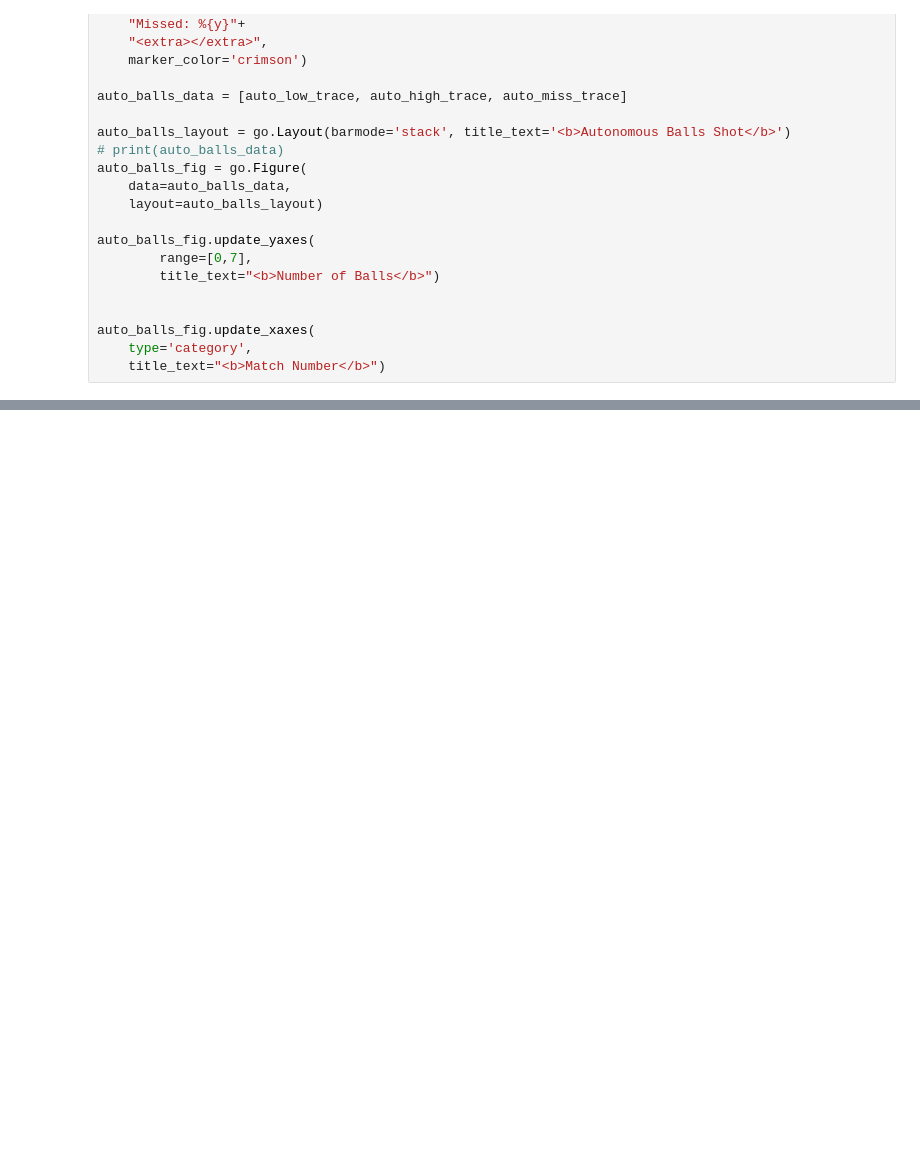
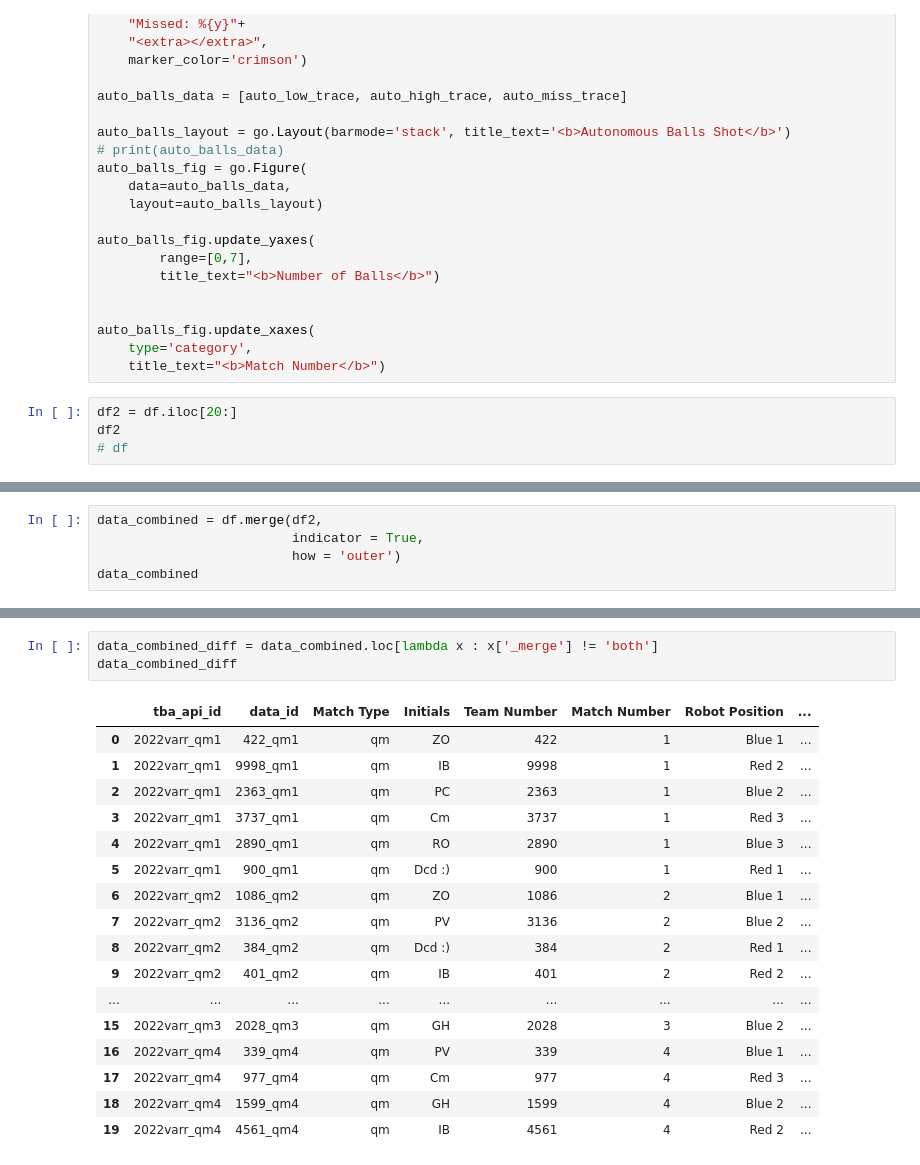
Before and after one commit to belaw888/401_scouting_dash, a Jupyter notebook: data_normalization.ipynb, the cells around one changed output, grey strips where cells are left out. Cells and saved outputs as stored; diff of their text form; blank space fills up the shorter version.

```diff
--- a/data_normalization.ipynb
+++ b/data_normalization.ipynb
@@ -148,3 +141,7 @@ auto_balls_fig.update_yaxes(
 auto_balls_fig.update_xaxes(
 	type='category',
 	title_text="<b>Match Number</b>")
+# %%
+df2 = df.iloc[20:]
+df2
+# df
@@ -150,0 +162,5 @@ auto_balls_fig.update_xaxes(
+# %%
+data_combined = df.merge(df2,
+                         indicator = True,
+                         how = 'outer')
+data_combined
@@ -150,0 +181,21 @@ auto_balls_fig.update_xaxes(
+# %%
+data_combined_diff = data_combined.loc[lambda x : x['_merge'] != 'both']
+data_combined_diff
+# %% [output]
+|  | tba_api_id | data_id | Match Type | Initials | Team Number | Match Number | Robot Position | ... |
+| 0 | 2022varr_qm1 | 422_qm1 | qm | ZO | 422 | 1 | Blue 1 | ... |
+| 1 | 2022varr_qm1 | 9998_qm1 | qm | IB | 9998 | 1 | Red 2 | ... |
+| 2 | 2022varr_qm1 | 2363_qm1 | qm | PC | 2363 | 1 | Blue 2 | ... |
+| 3 | 2022varr_qm1 | 3737_qm1 | qm | Cm | 3737 | 1 | Red 3 | ... |
+| 4 | 2022varr_qm1 | 2890_qm1 | qm | RO | 2890 | 1 | Blue 3 | ... |
+| 5 | 2022varr_qm1 | 900_qm1 | qm | Dcd :) | 900 | 1 | Red 1 | ... |
+| 6 | 2022varr_qm2 | 1086_qm2 | qm | ZO | 1086 | 2 | Blue 1 | ... |
+| 7 | 2022varr_qm2 | 3136_qm2 | qm | PV | 3136 | 2 | Blue 2 | ... |
+| 8 | 2022varr_qm2 | 384_qm2 | qm | Dcd :) | 384 | 2 | Red 1 | ... |
+| 9 | 2022varr_qm2 | 401_qm2 | qm | IB | 401 | 2 | Red 2 | ... |
+| ... | ... | ... | ... | ... | ... | ... | ... | ... |
+| 15 | 2022varr_qm3 | 2028_qm3 | qm | GH | 2028 | 3 | Blue 2 | ... |
+| 16 | 2022varr_qm4 | 339_qm4 | qm | PV | 339 | 4 | Blue 1 | ... |
+| 17 | 2022varr_qm4 | 977_qm4 | qm | Cm | 977 | 4 | Red 3 | ... |
+| 18 | 2022varr_qm4 | 1599_qm4 | qm | GH | 1599 | 4 | Blue 2 | ... |
+| 19 | 2022varr_qm4 | 4561_qm4 | qm | IB | 4561 | 4 | Red 2 | ... |
```
Also changed, not shown: parts of 7 cells of this notebook, 4 other files.
